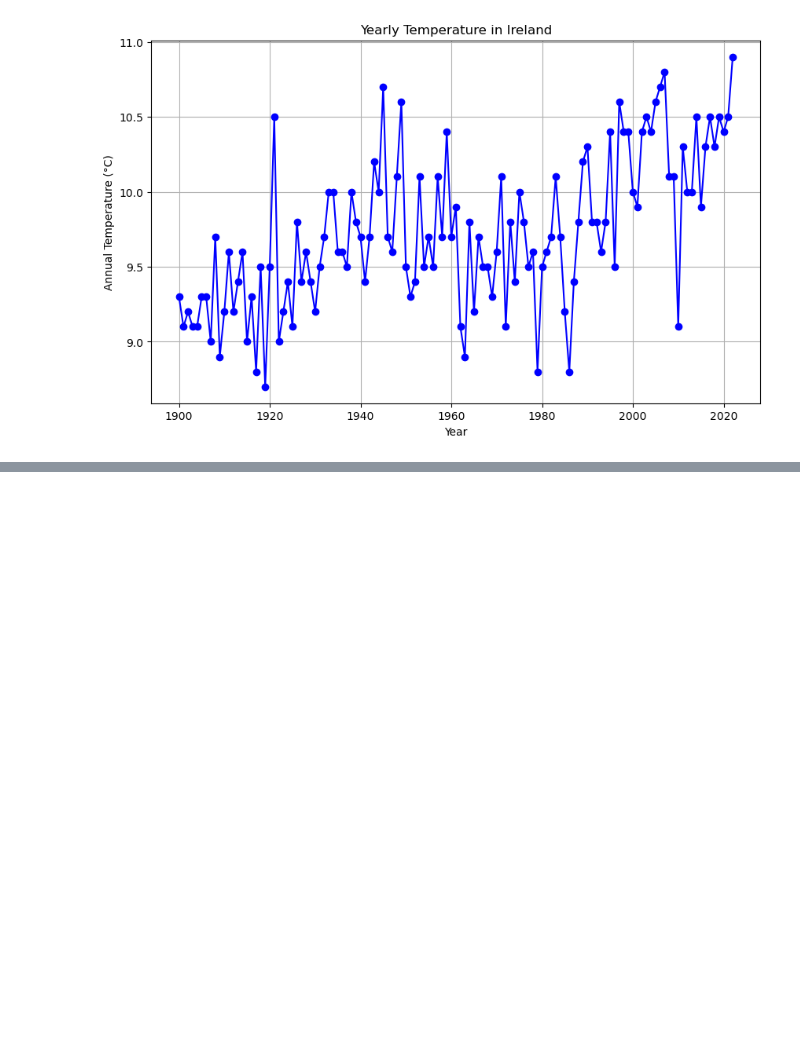
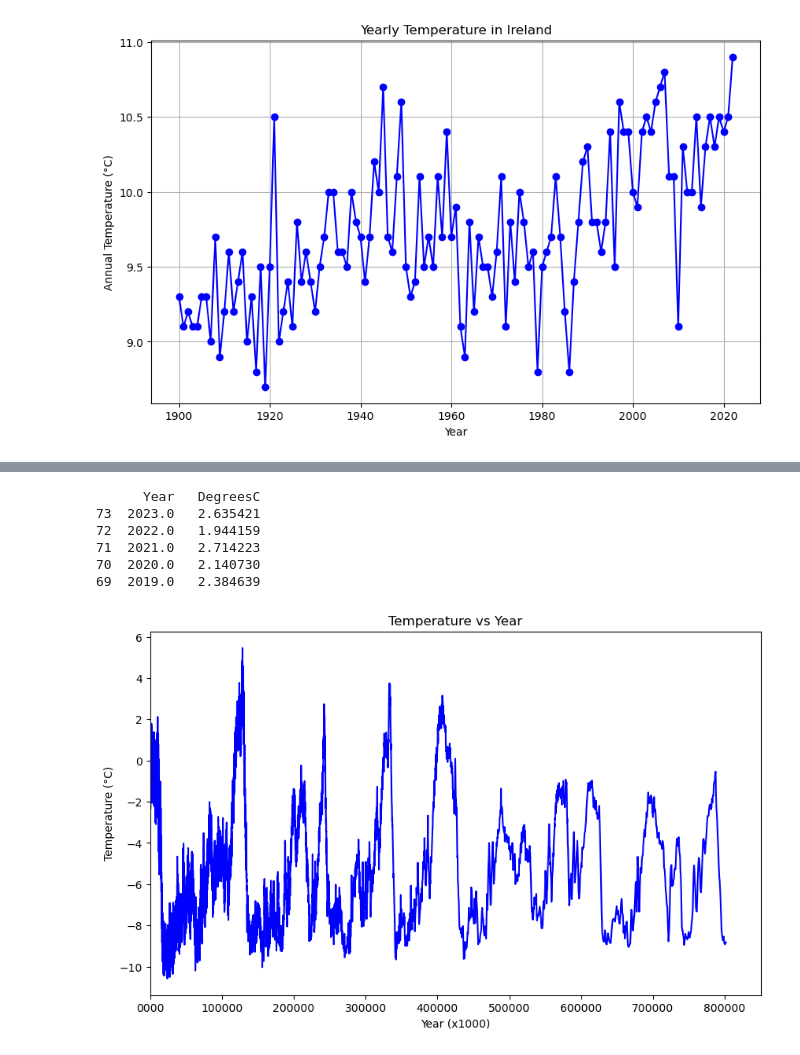
Before and after one commit to Gerbs2193/Programming-for-Data-Analysis-Project, a Jupyter notebook: project.ipynb, the cells around one changed output, grey strips where cells are left out. Cells and saved outputs as stored; diff of their text form; code cells hidden in the pictures; blank space fills up the shorter version.

```diff
--- a/project.ipynb
+++ b/project.ipynb
@@ -197,0 +369,50 @@ Lowest Temperature: -10.58°C at Age 24.015 ka
+# %%
+import pandas as pd
+
+file_path_original = 'newtemp.csv'
+original_df = pd.read_csv(file_path_original)
+
+
+file_path_synthetic = 'synthtemp.csv'
+synthetic_df = pd.read_csv(file_path_synthetic)
+
+synthetic_df = synthetic_df.sort_values(by='Year', ascending=False)
+
+
+fused_df = pd.concat([synthetic_df, original_df])
+
+
+fused_df.to_csv('new_fused_temperature_data.csv', index=False)
+
+# fused DataFr
+print(fused_df.head())
+# %% [output]
+      Year   DegreesC
+73  2023.0   2.635421
+72  2022.0   1.944159
+71  2021.0   2.714223
+70  2020.0   2.140730
+69  2019.0   2.384639
+# %%
+import pandas as pd
+import matplotlib.pyplot as plt
+
+# Load the data
+df = pd.read_csv('new_fused_temperature_data.csv')
+
+# Plot the data
+plt.figure(figsize=(10, 6))
+plt.plot(df['Year'], df[' DegreesC'], label='Temperature', color='blue')
+plt.xlabel('Year (x1000)')
+plt.ylabel('Temperature (°C)')
+plt.title('Temperature vs Year')
+
+# limits
+plt.xlim(0, 850)
+
+# x axis in thousands of years aka x1000
+plt.xticks([x for x in range(0, 851, 100)], labels=[f'{x}000' for x in range(0, 851, 100)])
+
+plt.show()
+# %% [output]
+[figure, added]
```
Also changed, not shown: parts of 13 cells of this notebook, 12 other files.
